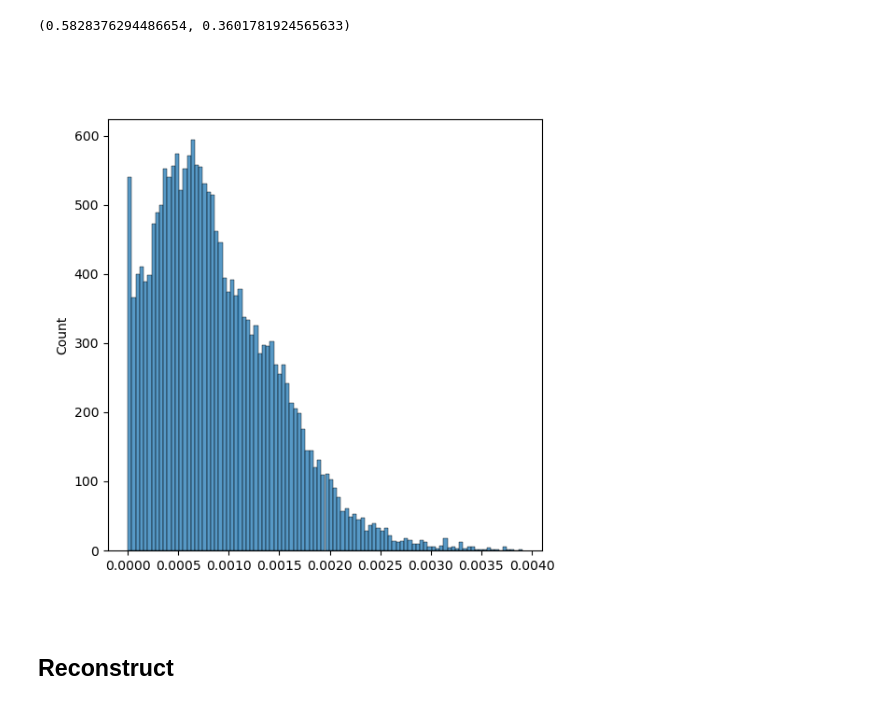
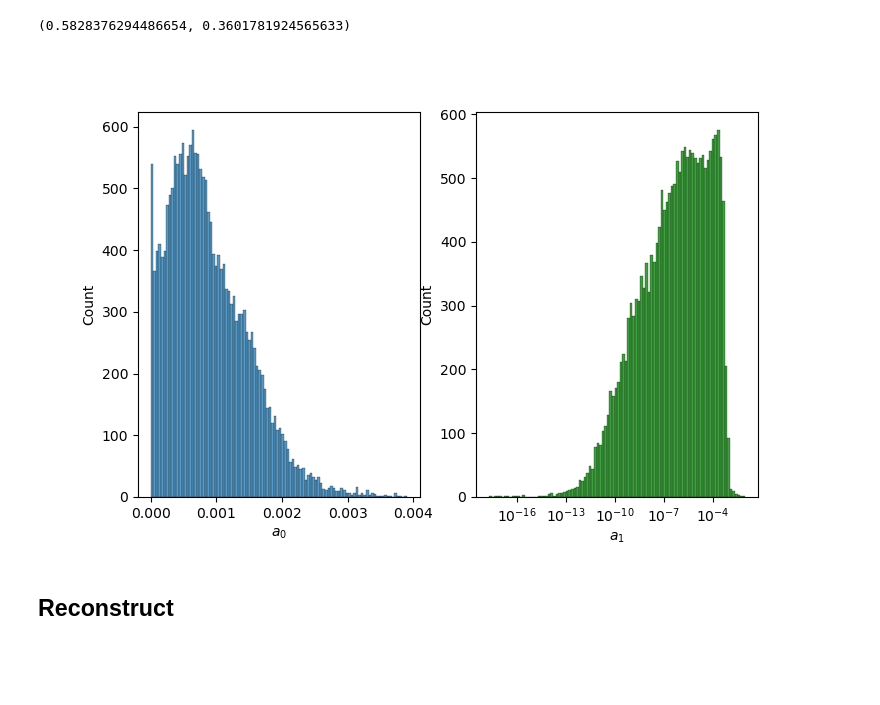
Before and after one commit to AI-for-Ocean-Science/cnmf, a Jupyter notebook: papers/I/Analysis/DebugNMFCoeff.ipynb, the cells around one changed output. Drawn from its saved outputs; the diff is of its cells as text; code cells hidden in the pictures; blank space fills up the shorter version.

```diff
--- a/papers/I/Analysis/DebugNMFCoeff.ipynb
+++ b/papers/I/Analysis/DebugNMFCoeff.ipynb
@@ -132,14 +134,19 @@ Iteration in re-initialization reaches maximum number = 1000
 Took 0.360 minutes to reach current solution.
 (0.5828376294486654, 0.3601781924565633)
 # %%
-fig = plt.figure(figsize=(6,6))
-ax = plt.gca()
+fig = plt.figure(figsize=(8,5))
+gs = gridspec.GridSpec(1,2)
+ax0 = plt.subplot(gs[0])
+ax1 = plt.subplot(gs[1])
 
-sns.histplot(x=tara_NMF.H[0,:], bins=100)
+sns.histplot(x=tara_NMF.H[0,:], bins=100, ax=ax0)#, log_scale=True)
+ax0.set_xlabel(r'$a_0$')
+sns.histplot(x=tara_NMF.H[1,:], bins=100, ax=ax1, log_scale=True, color='g')
+ax1.set_xlabel(r'$a_1$')
 
 plt.show()
 # %% [output]
-[figure, old version]
+[figure, new version]
 # %% [markdown]
 ## Reconstruct
 # %%
```
Also changed, not shown: parts of 1 cell of this notebook.
